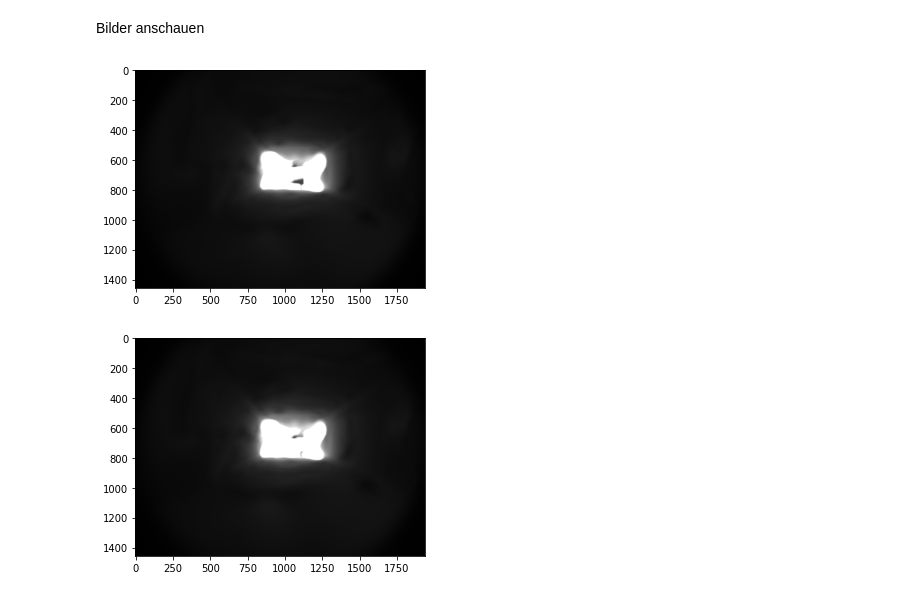
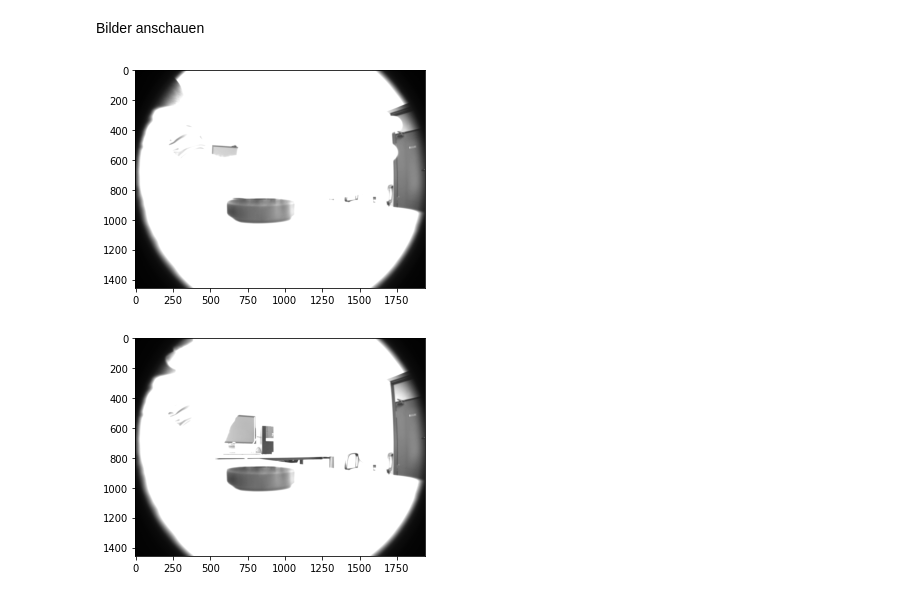
Before and after one commit to claryguru/BA_epics_camera, a Jupyter notebook: Jupiter/Camera.ipynb, the cells around one changed output. Cells and saved outputs as stored; diff of their text form; code cells hidden in the pictures.

```diff
--- a/Jupiter/Camera.ipynb
+++ b/Jupiter/Camera.ipynb
@@ -41,7 +70,7 @@ Bilder anschauen
 # %%
 
 open_plot(1)
-open_plot(2)
+open_plot(10)
 # %% [output]
-[figure, old version]
+[figure, new version]
-[figure, old version]
+[figure, new version]
```
Also changed, not shown: parts of 2 cells of this notebook, 18 other files.
